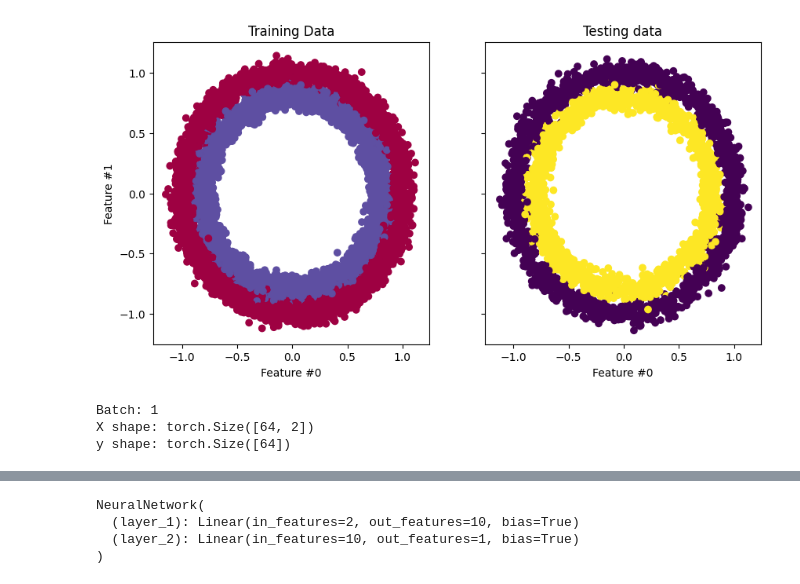
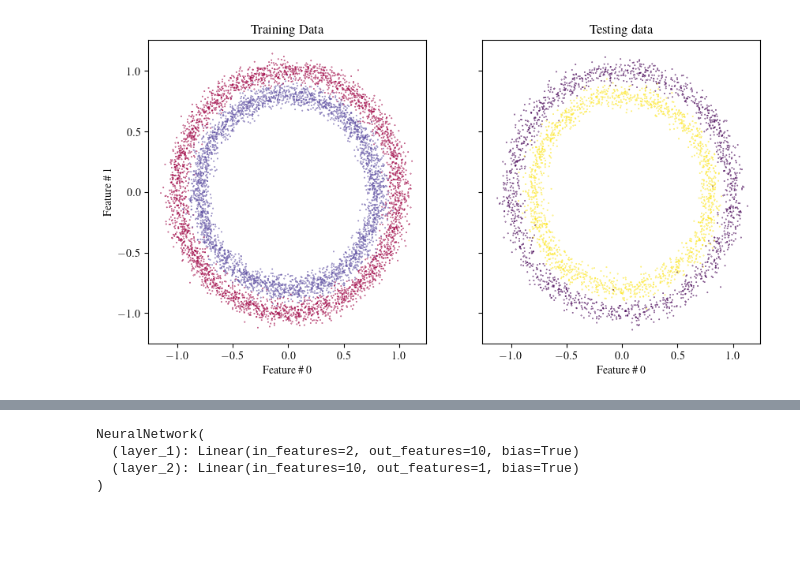
Before and after one commit to LMNadol/PyTorchTutorial, a Jupyter notebook: test.ipynb, the cells around one changed output, grey strips where cells are left out. Saved outputs shown, nothing was run; the diff lists cells and outputs as text; code cells hidden in the pictures; blank space fills up the shorter version.

```diff
--- a/test.ipynb
+++ b/test.ipynb
@@ -14,56 +20,34 @@ from torch import nn, optim
 # %%
 # Create a dataset with 10,000 samples.
 X, y = make_circles(n_samples=10000, noise=0.05, random_state=26)
+
+# make_circles = Make a large circle containing a smaller circle in 2d.
+# A simple toy dataset to visualize clustering and classification algorithms.
+# where, n_samples = total number of points generated, noise = Standard deviation of Gaussian noise added to the data,
+# random_state = Determines random number generation for dataset shuffling and noise. Pass an int for reproducible output across multiple function calls.
+# Returns, X = The generated samples, y = The integer labels (0 or 1) for class membership of each sample.
 
 X_train, X_test, y_train, y_test = train_test_split(
     X, y, test_size=0.33, random_state=26
 )
 
+# train_test_split = Split arrays or matrices into random train and test subsets where, test_size = If float, should be between 0.0 and 1.0 and
+# represent the proportion of the dataset to include in the test split. If int, represents the absolute number of test samples. If None, the value
+# is automatically set to the complement of the train size, random_state = Controls the shuffling applied to the data before applying the split.
+# Pass an int for reproducible output across multiple function calls. Returns, List containing train-test split of inputs.
+
 # Visualize the data.
 fig, (train_ax, test_ax) = plt.subplots(
     ncols=2, sharex=True, sharey=True, figsize=(10, 5)
 )
-train_ax.scatter(X_train[:, 0], X_train[:, 1], c=y_train, cmap=plt.cm.Spectral)
-train_ax.set_title("Training Data")
-train_ax.set_xlabel("Feature #0")
-train_ax.set_ylabel("Feature #1")
+train_ax.scatter(X_train[:, 0], X_train[:, 1], c=y_train, cmap=plt.cm.Spectral, s=0.1)
+train_ax.set_title(r"Training Data")
+train_ax.set_xlabel(r"Feature \# 0")
+train_ax.set_ylabel(r"Feature \# 1")
 
-test_ax.scatter(X_test[:, 0], X_test[:, 1], c=y_test)
-test_ax.set_xlabel("Feature #0")
-test_ax.set_title("Testing data")
+test_ax.scatter(X_test[:, 0], X_test[:, 1], c=y_test, s=0.1)
+test_ax.set_xlabel(r"Feature \# 0")
+test_ax.set_title(r"Testing data")
 plt.show()
 # %% [output]
-[figure, old version]
+[figure, new version]
-# %%
-# Convert data to torch tensors
-class Data(Dataset):
-    def __init__(self, X, y):
-        self.X = torch.from_numpy(X.astype(np.float32))
-        self.y = torch.from_numpy(y.astype(np.float32))
-        self.len = self.X.shape[0]
-
-    def __getitem__(self, index):
-        return self.X[index], self.y[index]
-
-    def __len__(self):
-        return self.len
-
-batch_size = 64
-
-# Instantiate training and test data
-train_data = Data(X_train, y_train)
-train_dataloader = DataLoader(dataset=train_data, batch_size=batch_size, shuffle=True)
-
-test_data = Data(X_test, y_test)
-test_dataloader = DataLoader(dataset=test_data, batch_size=batch_size, shuffle=True)
-
-# Check it's working
-for batch, (X, y) in enumerate(train_dataloader):
-    print(f"Batch: {batch+1}")
-    print(f"X shape: {X.shape}")
-    print(f"y shape: {y.shape}")
-    break
-# %% [output]
-Batch: 1
-X shape: torch.Size([64, 2])
-y shape: torch.Size([64])
```
Also changed, not shown: parts of 11 cells of this notebook, 2 other files.
